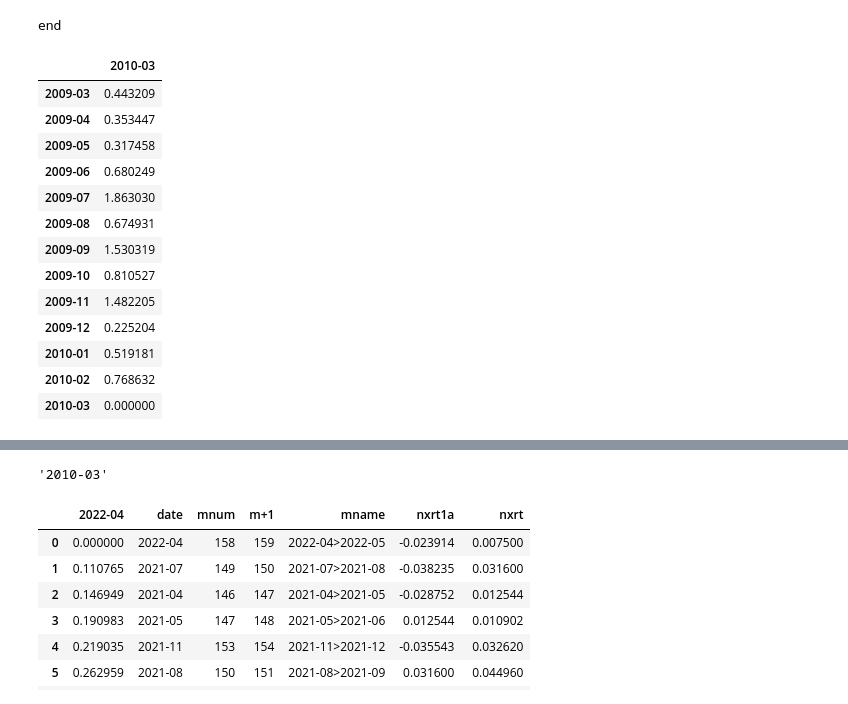
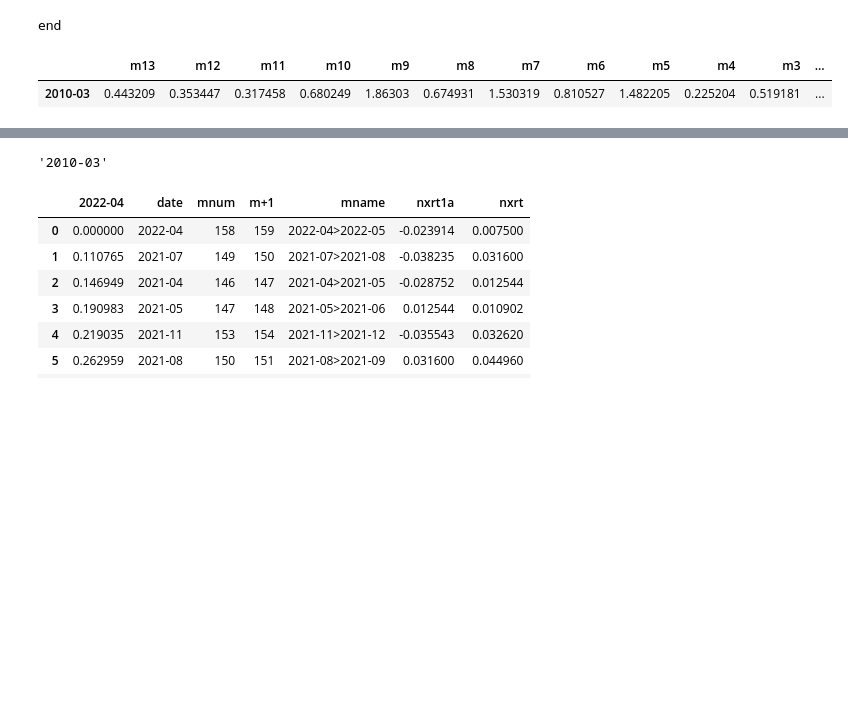
Before and after one commit to gitbiginner/ststpy, a Jupyter notebook: stockmw.ipynb, the cells around one changed output, grey strips where cells are left out. Drawn from its saved outputs; the diff is of its cells as text; code cells hidden in the pictures; blank space fills up the shorter version.

```diff
--- a/stockmw.ipynb
+++ b/stockmw.ipynb
@@ -214,7 +217,7 @@ while starti < premonthcount-1:
     idtwcalcres0  = idtwcalc.reshape(1,13) # decline var
 
 
-    exec("df"+str(stmon[starti]) +"= pd.DataFrame(data = idtwcalcres0, index=[monStock.columns[starti]], columns = [listm[starti-12:starti+1]])")
+    exec("df"+str(stmon[starti]) +"= pd.DataFrame(data = idtwcalcres0, index=[monStock.columns[starti]], columns = mnths)")
     exec("dfname" +"= df"+str(stmon[starti]))
     dflist.append(dfname)
 
@@ -229,19 +232,7 @@ print('end')
 # %% [output]
 end
 # %%
-dflist[0].T
+dflist[0]
 # %% [output]
-|  | 2010-03 |
-| 2009-03 | 0.443209 |
-| 2009-04 | 0.353447 |
-| 2009-05 | 0.317458 |
-| 2009-06 | 0.680249 |
-| 2009-07 | 1.863030 |
-| 2009-08 | 0.674931 |
-| 2009-09 | 1.530319 |
-| 2009-10 | 0.810527 |
-| 2009-11 | 1.482205 |
-| 2009-12 | 0.225204 |
-| 2010-01 | 0.519181 |
-| 2010-02 | 0.768632 |
-| 2010-03 | 0.000000 |
+|  | m13 | m12 | m11 | m10 | m9 | m8 | m7 | m6 | m5 | m4 | m3 | ... |
+| 2010-03 | 0.443209 | 0.353447 | 0.317458 | 0.680249 | 1.86303 | 0.674931 | 1.530319 | 0.810527 | 1.482205 | 0.225204 | 0.519181 | ... |
```
Also changed, not shown: parts of 24 cells of this notebook, 1 other file.
